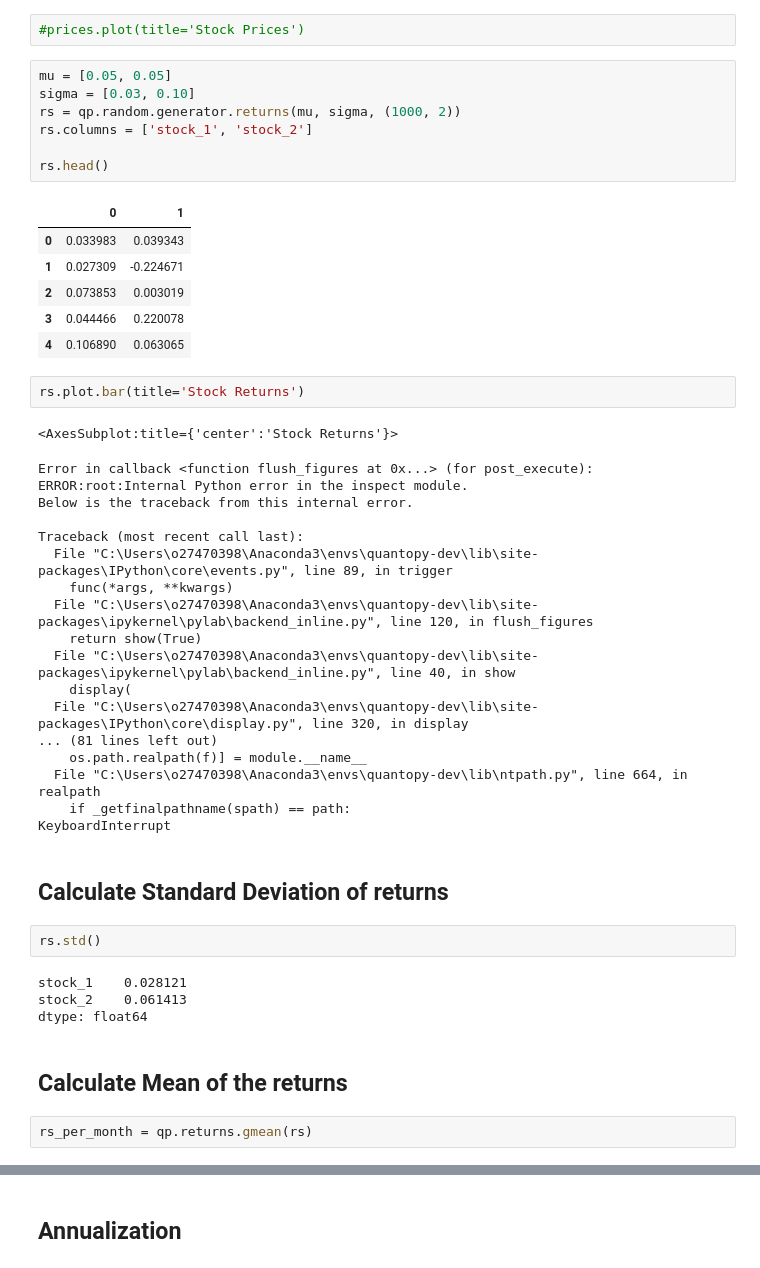
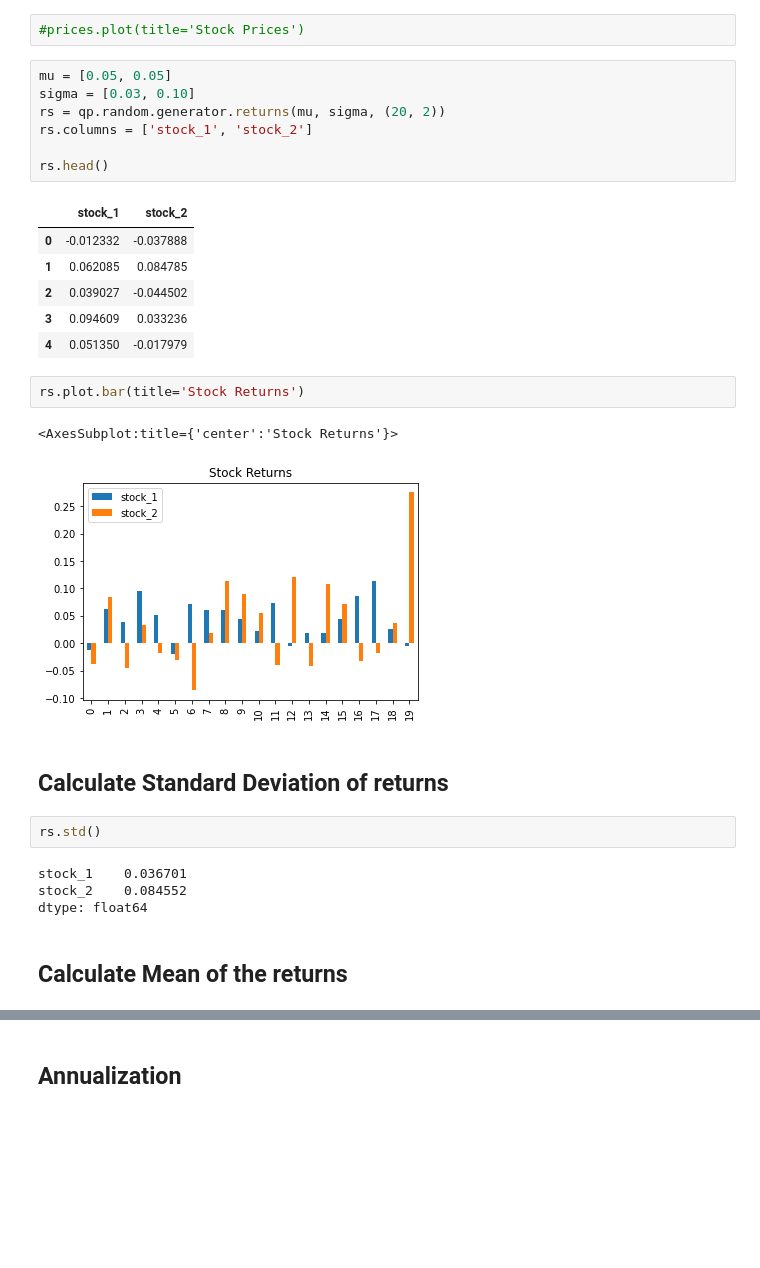
Before and after one commit to quantopy-dev/quantopy, a Jupyter notebook: docs/return-basics.ipynb, the cells around one changed output, grey strips where cells are left out. Cells and saved outputs as stored; diff of their text form; blank space fills up the shorter version.

Commit message:
ENH: Refactor return basics

```diff
--- a/docs/return-basics.ipynb
+++ b/docs/return-basics.ipynb
@@ -21,47 +21,29 @@ import quantopy as qp
 # %%
 mu = [0.05, 0.05]
 sigma = [0.03, 0.10]
-rs = qp.random.generator.returns(mu, sigma, (1000, 2))
+rs = qp.random.generator.returns(mu, sigma, (20, 2))
 rs.columns = ['stock_1', 'stock_2']
 
 rs.head()
 # %% [output]
-|  | 0 | 1 |
-| 0 | 0.033983 | 0.039343 |
-| 1 | 0.027309 | -0.224671 |
-| 2 | 0.073853 | 0.003019 |
-| 3 | 0.044466 | 0.220078 |
-| 4 | 0.106890 | 0.063065 |
+|  | stock_1 | stock_2 |
+| 0 | -0.012332 | -0.037888 |
+| 1 | 0.062085 | 0.084785 |
+| 2 | 0.039027 | -0.044502 |
+| 3 | 0.094609 | 0.033236 |
+| 4 | 0.051350 | -0.017979 |
 # %%
 rs.plot.bar(title='Stock Returns')
 # %% [output]
 <AxesSubplot:title={'center':'Stock Returns'}>
-Error in callback <function flush_figures at 0x...> (for post_execute):
-ERROR:root:Internal Python error in the inspect module.
-Below is the traceback from this internal error.
-
-Traceback (most recent call last):
-  File "C:\Users\o27470398\Anaconda3\envs\quantopy-dev\lib\site-packages\IPython\core\events.py", line 89, in trigger
-    func(*args, **kwargs)
-  File "C:\Users\o27470398\Anaconda3\envs\quantopy-dev\lib\site-packages\ipykernel\pylab\backend_inline.py", line 120, in flush_figures
-    return show(True)
-  File "C:\Users\o27470398\Anaconda3\envs\quantopy-dev\lib\site-packages\ipykernel\pylab\backend_inline.py", line 40, in show
-    display(
-  File "C:\Users\o27470398\Anaconda3\envs\quantopy-dev\lib\site-packages\IPython\core\display.py", line 320, in display
-... (81 lines left out)
-    os.path.realpath(f)] = module.__name__
-  File "C:\Users\o27470398\Anaconda3\envs\quantopy-dev\lib\ntpath.py", line 664, in realpath
-    if _getfinalpathname(spath) == path:
-KeyboardInterrupt
+[figure, added]
 # %% [markdown]
 ## Calculate Standard Deviation of returns
 # %%
 rs.std()
 # %% [output]
-stock_1    0.028121
-stock_2    0.061413
+stock_1    0.036701
+stock_2    0.084552
 dtype: float64
 # %% [markdown]
 ## Calculate Mean of the returns
-# %%
-rs_per_month = qp.returns.gmean(rs)
```
Also changed, not shown: parts of 3 cells of this notebook.
